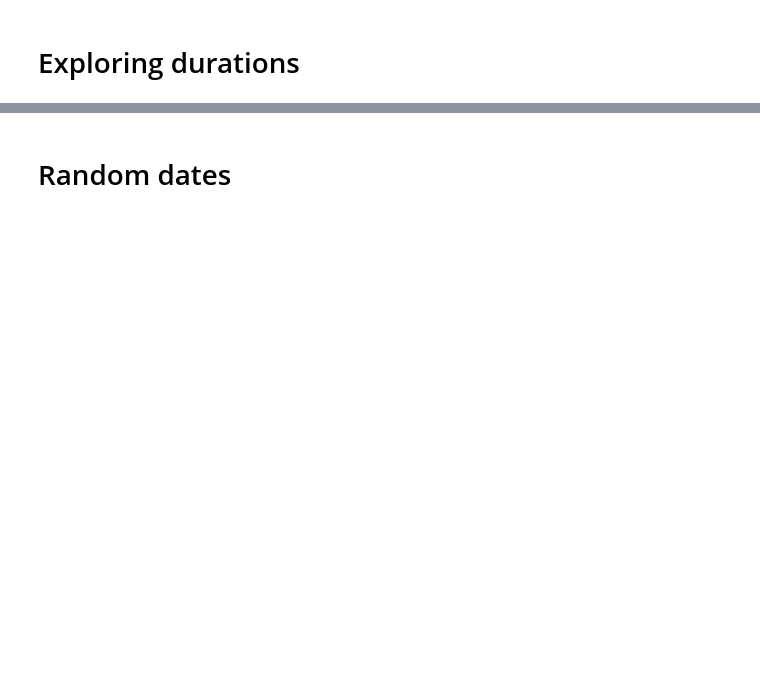
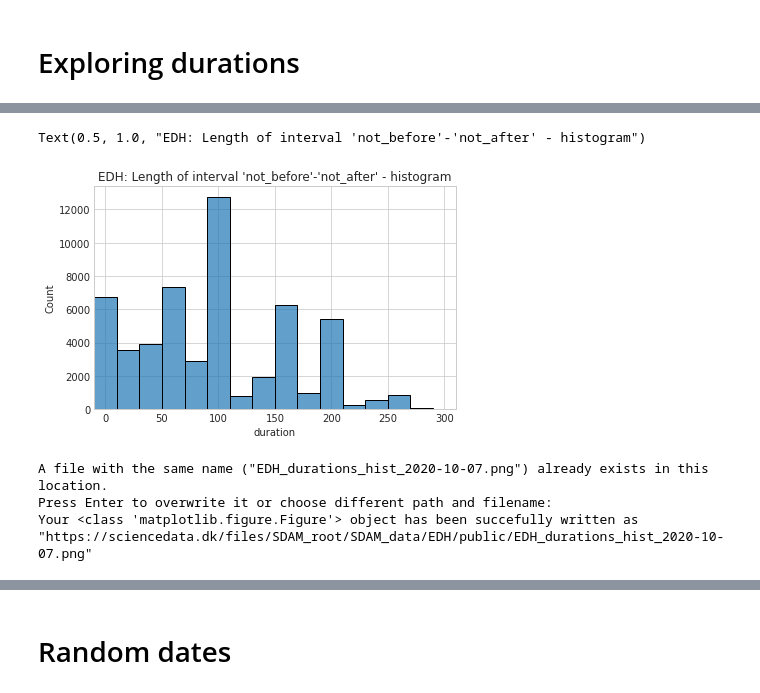
Before and after one commit to sdam-au/EDH_exploration, a Jupyter notebook: scripts/Py_EDH_TEMPORAL_EXPLORATION.ipynb, the cells around one changed output, grey strips where cells are left out. Drawn from its saved outputs; the diff is of its cells as text; code cells hidden in the pictures; blank space fills up the shorter version.

```diff
--- a/scripts/Py_EDH_TEMPORAL_EXPLORATION.ipynb
+++ b/scripts/Py_EDH_TEMPORAL_EXPLORATION.ipynb
@@ -231,3 +275,17 @@ Your <class 'matplotlib.figure.Figure'> object has been succefully written as "h
+# %%
+fig, ax = plt.subplots(figsize=(6, 4), tight_layout=True)
+sns.histplot(EDH_dated["duration"], kde=False, bins=range(-10, 310,20), color="tab:blue", alpha=0.7, ax=ax)
+ax.set_xlim(-10, 310)
+ax.set_title("EDH: Length of interval 'not_before'-'not_after' - histogram")
+# %% [output]
+Text(0.5, 1.0, "EDH: Length of interval 'not_before'-'not_after' - histogram")
+[figure, added]
+# %%
+sddk.write_file("SDAM_data/EDH/public/EDH_durations_hist_2020-10-07.png", fig, conf)
+# %% [output]
+A file with the same name ("EDH_durations_hist_2020-10-07.png") already exists in this location.
+Press Enter to overwrite it or choose different path and filename:
+Your <class 'matplotlib.figure.Figure'> object has been succefully written as "https://sciencedata.dk/files/SDAM_root/SDAM_data/EDH/public/EDH_durations_hist_2020-10-07.png"
 # %%
 fig, ax = plt.subplots(figsize=(6, 4), tight_layout=True)
 sns.histplot(EDH_dated["duration"], kde=False, bins=range(0, 700,20), ax=ax)
```
Also changed, not shown: parts of 25 cells of this notebook, 2 other files.
